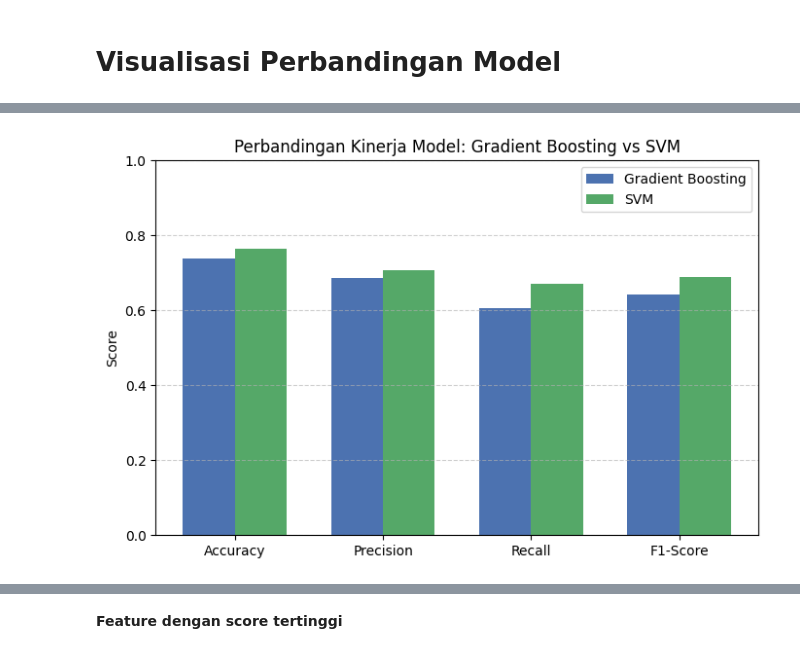
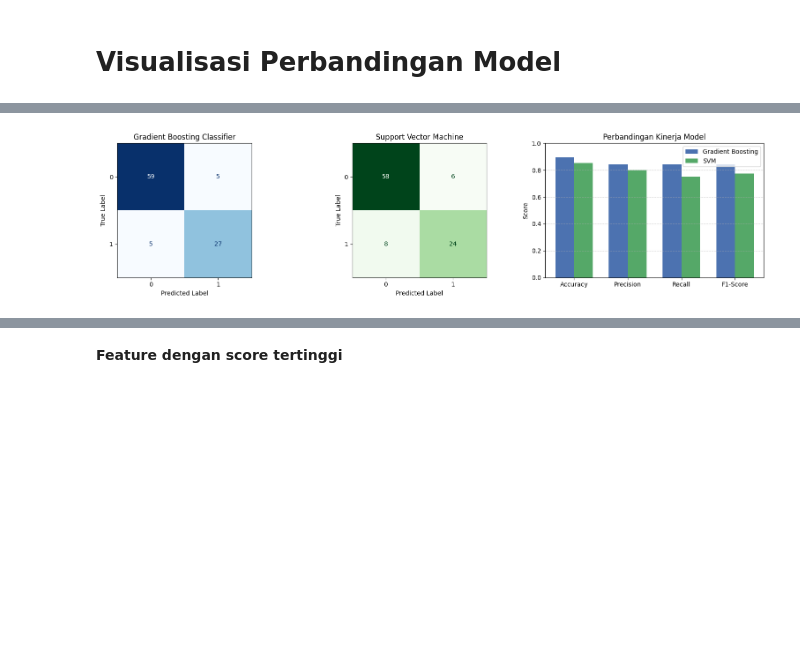
Before and after one commit to Yntzie/Projek-UTS-ML_A_KERAS, a Jupyter notebook: Notebook_KLASIFIKASI_A_KERAS_GBC_vs_SVM.ipynb, the cells around one changed output, grey strips where cells are left out. Saved outputs shown, nothing was run; the diff lists cells and outputs as text; code cells hidden in the pictures; blank space fills up the shorter version.

```diff
--- a/Notebook_KLASIFIKASI_A_KERAS_GBC_vs_SVM.ipynb
+++ b/Notebook_KLASIFIKASI_A_KERAS_GBC_vs_SVM.ipynb
@@ -99,0 +211,10 @@ Bentuk data sebelum/sesudah hapus duplikat: (782, 13) -> (782, 13)
+# %%
+numeric_cols = df_tsunami3.select_dtypes(include=np.number).columns
+
+print("Pengecekan outlier untuk setiap fitur numerik:\n")
+for col in numeric_cols:
+    Q1 = df_tsunami3[col].quantile(0.25)
+    Q3 = df_tsunami3[col].quantile(0.75)
+    IQR = Q3 - Q1
+    outliers = ((df_tsunami3[col] < (Q1 - 1.5 * IQR)) | (df_tsunami3[col] > (Q3 + 1.5 * IQR))).sum()
+    print(f"{col}: {outliers} outlier")
@@ -102,5 +283,6 @@ Bentuk data sebelum/sesudah hapus duplikat: (782, 13) -> (782, 13)
 # %%
-features = ['magnitude', 'depth', 'latitude', 'longitude', 'sig', 'mmi', 'cdi']
-target = 'tsunami'
-X = df_tsunami[features]
-y = df_tsunami[target]
+# Menentukan X sebagai fitur (semua kolom kecuali tsunami)
+X = df_tsunami4.drop(columns=['tsunami'])
+
+# Menentukan y sebagai target (kolom tsunami)
+y = df_tsunami4['tsunami']
@@ -259,41 +676,45 @@ Accuracy: 0.7643312101910829
 # Visualisasi Perbandingan Model
 # %%
 # ==============================================================
-# 🔹 Perbandingan Kinerja Model
+# 🎨 Visualisasi Gabungan: Confusion Matrix GBC dan Confusion Matrix SVM, dan Grafik Metrik
 # ==============================================================
-
-from sklearn.metrics import precision_score, recall_score, f1_score
-
-metrics_gb = {
-    "Accuracy": accuracy_score(y_test, y_pred_gb),
-    "Precision": precision_score(y_test, y_pred_gb),
-    "Recall": recall_score(y_test, y_pred_gb),
-    "F1-Score": f1_score(y_test, y_pred_gb)
-}
-
-metrics_svm = {
-    "Accuracy": accuracy_score(y_test, y_pred_svm),
-    "Precision": precision_score(y_test, y_pred_svm),
-    "Recall": recall_score(y_test, y_pred_svm),
-    "F1-Score": f1_score(y_test, y_pred_svm)
-}
-
+metrics_gb = { "Accuracy": accuracy_score(y_test, y_pred_gb), "Precision": precision_score(y_test, y_pred_gb), "Recall": recall_score(y_test, y_pred_gb), "F1-Score": f1_score(y_test, y_pred_gb) }
+metrics_svm = { "Accuracy": accuracy_score(y_test, y_pred_svm), "Precision": precision_score(y_test, y_pred_svm), "Recall": recall_score(y_test, y_pred_svm), "F1-Score": f1_score(y_test, y_pred_svm) }
 df_compare = pd.DataFrame([metrics_gb, metrics_svm], index=["Gradient Boosting", "SVM"])
 display(df_compare)
+# Buat figure dengan 3 subplot (1 baris, 3 kolom)
+fig, (ax1, ax2, ax3) = plt.subplots(ncols=3, figsize=(16, 4))
 
-plt.figure(figsize=(8,5))
+# Confusion Matrix untuk Gradient Boosting
+disp_gb = ConfusionMatrixDisplay.from_predictions(
+    y_test, y_pred_gb, cmap=plt.cm.Blues, colorbar=False, ax=ax1
+)
+ax1.set_title("Gradient Boosting Classifier")
+ax1.set_xlabel("Predicted Label")
+ax1.set_ylabel("True Label")
+
+# Confusion Matrix untuk SVM
+disp_svm = ConfusionMatrixDisplay.from_predictions(
+    y_test, y_pred_svm, cmap=plt.cm.Greens, colorbar=False, ax=ax2
+)
+ax2.set_title("Support Vector Machine")
+ax2.set_xlabel("Predicted Label")
+ax2.set_ylabel("True Label")
+
+# Grafik Bar Perbandingan Metrik
 x = np.arange(len(df_compare.columns))
 width = 0.35
-plt.bar(x - width/2, df_compare.loc["Gradient Boosting"], width, label="Gradient Boosting", color="#4C72B0")
-plt.bar(x + width/2, df_compare.loc["SVM"], width, label="SVM", color="#55A868")
-plt.xticks(x, df_compare.columns)
-plt.ylim(0, 1)
-plt.ylabel("Score")
-plt.title("Perbandingan Kinerja Model: Gradient Boosting vs SVM")
-plt.legend()
-plt.grid(axis="y", linestyle="--", alpha=0.6)
+ax3.bar(x - width/2, df_compare.loc["Gradient Boosting"], width, label="Gradient Boosting", color="#4C72B0")
+ax3.bar(x + width/2, df_compare.loc["SVM"], width, label="SVM", color="#55A868")
+ax3.set_xticks(x)
+ax3.set_xticklabels(df_compare.columns)
+ax3.set_ylim(0, 1)
+ax3.set_ylabel("Score")
+ax3.set_title("Perbandingan Kinerja Model")
+ax3.legend()
+ax3.grid(axis="y", linestyle="--", alpha=0.6)
+
+plt.tight_layout()
 plt.show()
-
-fig, (ax1, ax2, ax3) = plt.subplots(ncols=3, figsize=(16, 4))
 # %% [output]
 |  | Accuracy | Precision | Recall | F1-Score |
@@ -302 +723 @@ fig, (ax1, ax2, ax3) = plt.subplots(ncols=3, figsize=(16, 4))
-[figure, old version]
+[figure, new version]
```
Also changed, not shown: parts of 28 cells of this notebook.
